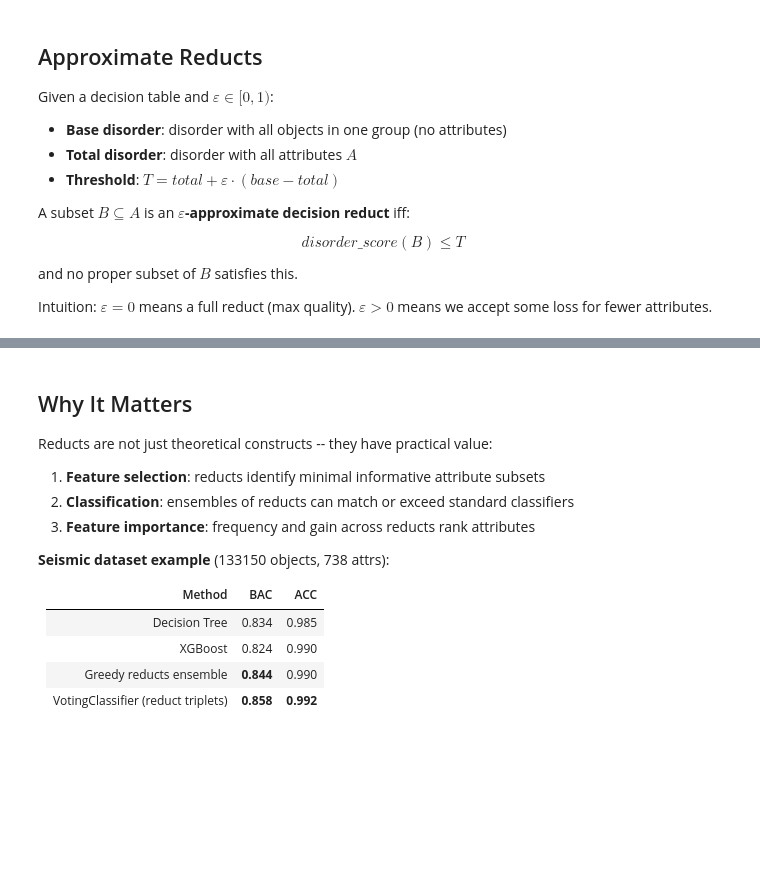
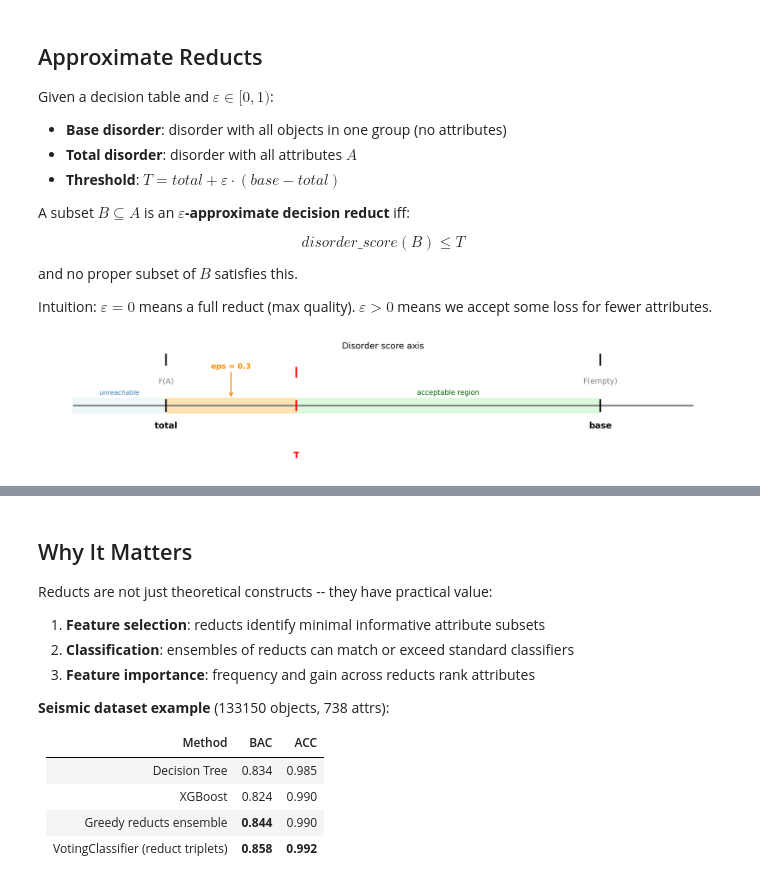
Before and after one commit to sebov/scikit-rough, a Jupyter notebook: presentation/presentation.ipynb, the cells around one changed output, grey strips where cells are left out. Saved outputs shown, nothing was run; the diff lists cells and outputs as text; code cells hidden in the pictures; blank space fills up the shorter version.

```diff
--- a/presentation/presentation.ipynb
+++ b/presentation/presentation.ipynb
@@ -84,3 +131,89 @@ and no proper subset of $B$ satisfies this.
 
 Intuition: $\varepsilon = 0$ means a full reduct (max quality).
 $\varepsilon > 0$ means we accept some loss for fewer attributes.
+# %%
+# | output: false
+import matplotlib.pyplot as plt
+import numpy as np
+
+fig, ax = plt.subplots(figsize=(18, 3.5))
+
+total = 0.15
+base = 0.85
+eps = 0.3
+T = total + eps * (base - total)
+
+ax.hlines(y=0, xmin=0, xmax=1, color="gray", linewidth=3)
+
+ax.plot([total, total], [0, 0.25], "k|", markersize=24, markeredgewidth=3)
+ax.text(total, -0.12, "total", ha="center", fontsize=16, fontweight="bold")
+ax.text(total, 0.12, "F(A)", ha="center", fontsize=14, color="gray")
+
+ax.plot([base, base], [0, 0.25], "k|", markersize=24, markeredgewidth=3)
+ax.text(base, -0.12, "base", ha="center", fontsize=16, fontweight="bold")
+ax.text(base, 0.12, "F(empty)", ha="center", fontsize=14, color="gray")
+
+ax.plot([T, T], [0, 0.18], "r|", markersize=20, markeredgewidth=3)
+ax.text(T, -0.28, "T", ha="center", fontsize=16, color="red", fontweight="bold")
+
+ax.fill_betweenx(
+    y=[-0.04, 0.04],
+    x1=total,
+    x2=T,
+    color="orange",
+    alpha=0.3,
+)
+ax.annotate(
+    f"eps = {eps}",
+    xy=((total + T) / 2, 0.04),
+    xytext=((total + T) / 2, 0.2),
+    ha="center",
+    fontsize=14,
+    color="darkorange",
+    fontweight="bold",
+    arrowprops=dict(arrowstyle="->", color="darkorange", lw=2),
+)
+
+ax.fill_betweenx(
+    y=[-0.04, 0.04],
+    x1=T,
+    x2=base,
+    color="lightgreen",
+    alpha=0.3,
+)
+ax.text(
+    (T + base) / 2,
+    0.06,
+    "acceptable region",
+    ha="center",
+    fontsize=13,
+    color="darkgreen",
+)
+
+ax.fill_betweenx(
+    y=[-0.04, 0.04],
+    x1=0,
+    x2=total,
+    color="lightblue",
+    alpha=0.2,
+)
+ax.text(
+    total / 2,
+    0.06,
+    "unreachable",
+    ha="center",
+    fontsize=12,
+    color="steelblue",
+    style="italic",
+)
+
+ax.set_xlim(-0.05, 1.05)
+ax.set_ylim(-0.32, 0.28)
+ax.axis("off")
+ax.set_title("Disorder score axis", fontsize=16, pad=10)
+
+plt.tight_layout()
+plt.savefig("epsilon_diagram.png", dpi=200)
+plt.show()
+# %% [output]
+[figure, added]
```
Also changed, not shown: parts of 8 cells of this notebook, 6 other files.
